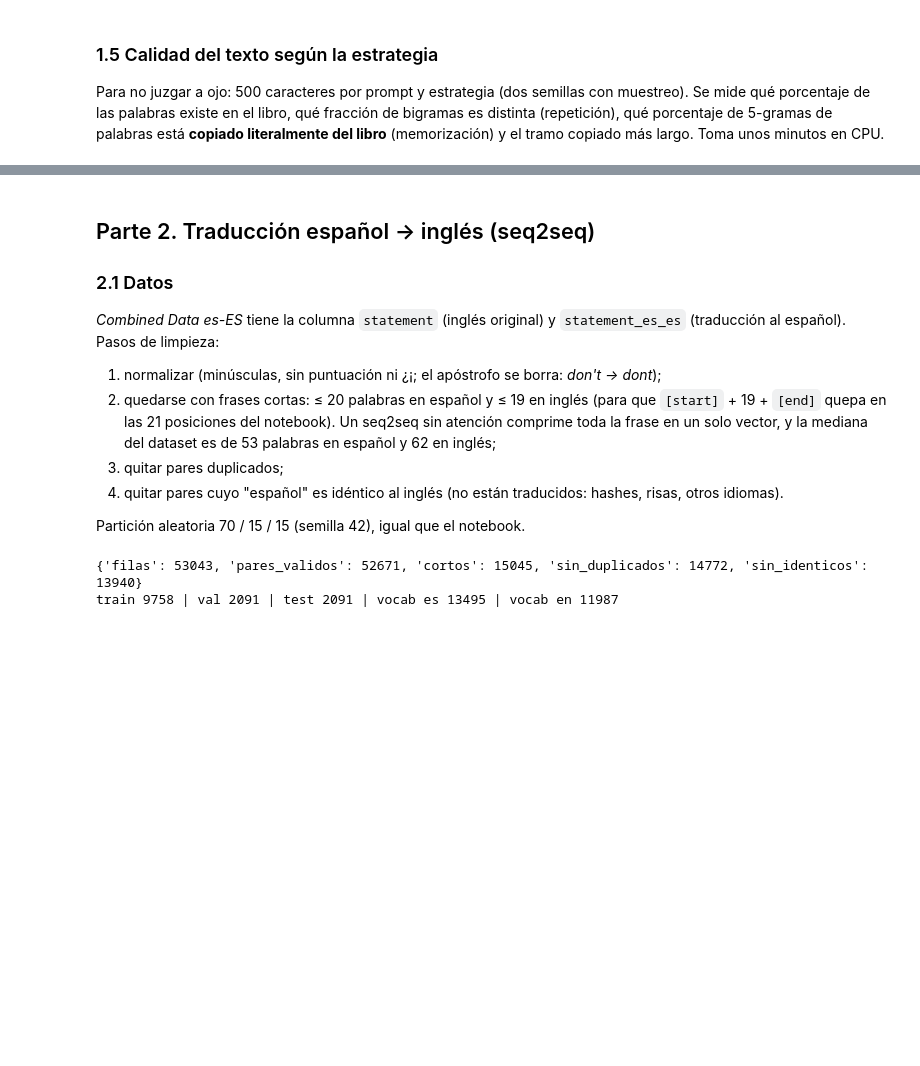
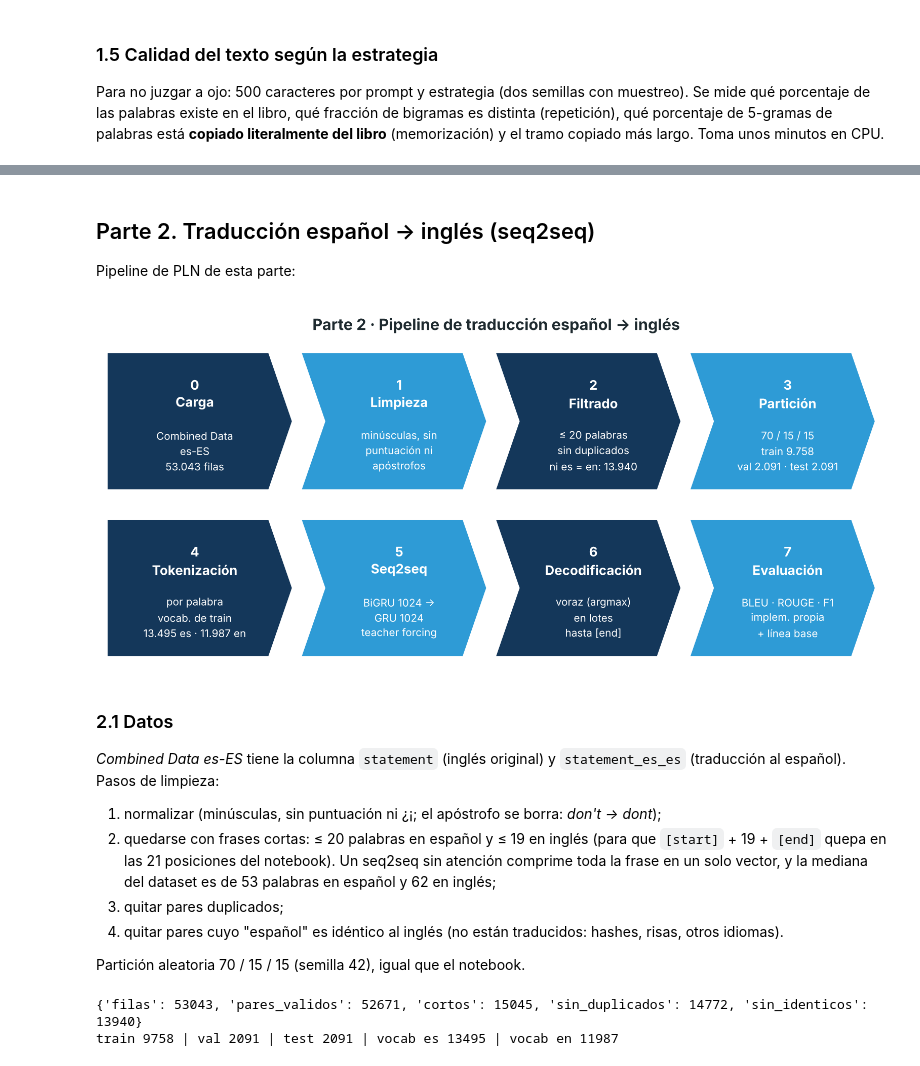
Before and after one commit to davidm094/NLP_JAVE_TALLER06_202601, a Jupyter notebook: notebooks/Taller06_Generacion_y_Traduccion.ipynb, the cells around one changed output, grey strips where cells are left out. Saved outputs shown, nothing was run; the diff lists cells and outputs as text; code cells hidden in the pictures; blank space fills up the shorter version.

```diff
--- a/notebooks/Taller06_Generacion_y_Traduccion.ipynb
+++ b/notebooks/Taller06_Generacion_y_Traduccion.ipynb
@@ -194,9 +212,15 @@ I0000 00:00:1793144765.988181    5148 port.cc:153] oneDNN custom operations are
 | 1 | T=0.5 | 590 | 93.90 | 0.85 | 15.55 | ... |
 | 2 | T=0.8 | 563 | 82.95 | 0.94 | 0.56 | ... |
 | 3 | T=1.0 | 539 | 70.69 | 0.97 | 0.78 | ... |
+# %% [markdown]
+## Parte 2. Traducción español → inglés (seq2seq)
+
+Pipeline de PLN de esta parte:
+# %%
+display(Image(str(RAIZ / "figs" / "pipeline_traduccion.png")))
+# %% [output]
+[figure, added]
 # %% [markdown]
-## Parte 2. Traducción español → inglés (seq2seq)
-
 ### 2.1 Datos
 *Combined Data es-ES* tiene la columna `statement` (inglés original) y `statement_es_es` (traducción al español).
 Pasos de limpieza:
```
Also changed, not shown: parts of 7 cells of this notebook, 10 other files.
